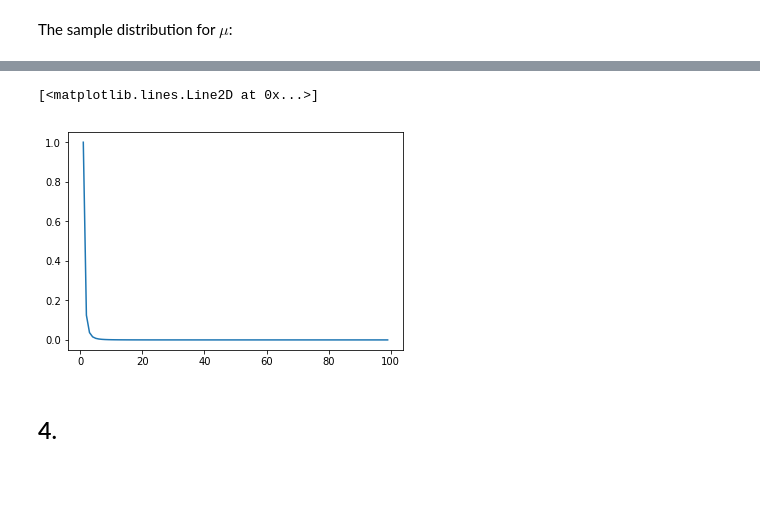
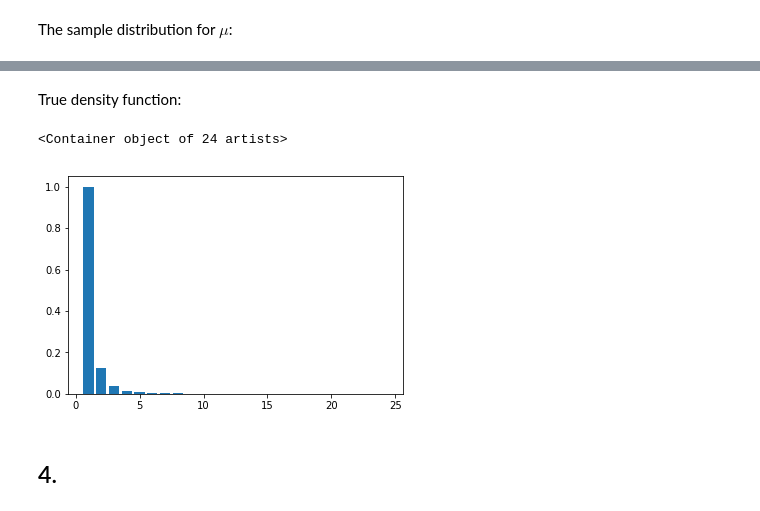
Before and after one commit to west5678/MCMC, a Jupyter notebook: midterm/midterm.ipynb, the cells around one changed output, grey strips where cells are left out. Saved outputs shown, nothing was run; the diff lists cells and outputs as text; code cells hidden in the pictures; blank space fills up the shorter version.

```diff
--- a/midterm/midterm.ipynb
+++ b/midterm/midterm.ipynb
@@ -246,8 +273,10 @@ sns.distplot(samples3, kde=False)
+# %% [markdown]
+True density function:
 # %%
-X3 = range(1, 100)
-plt.plot(X3, 1/np.power(X3, 3))
+X3 = range(1, 25)
+plt.bar(X3, 1/np.power(X3, alpha3))
 # %% [output]
-[<matplotlib.lines.Line2D at 0x...>]
+<Container object of 24 artists>
-[figure, old version]
+[figure, new version]
 # %% [markdown]
 ## 4.
```
Also changed, not shown: parts of 47 cells of this notebook, 1 other file.
